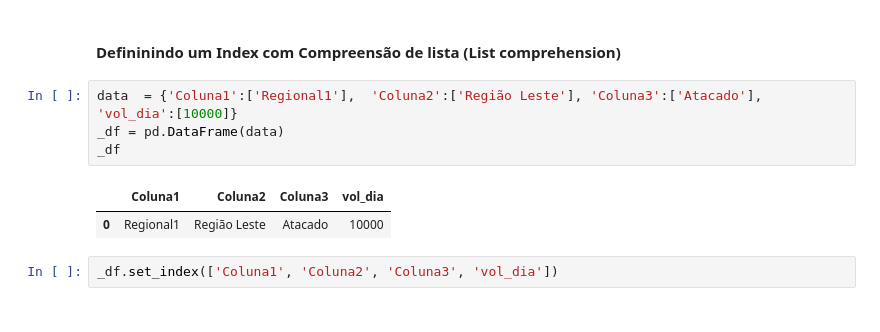
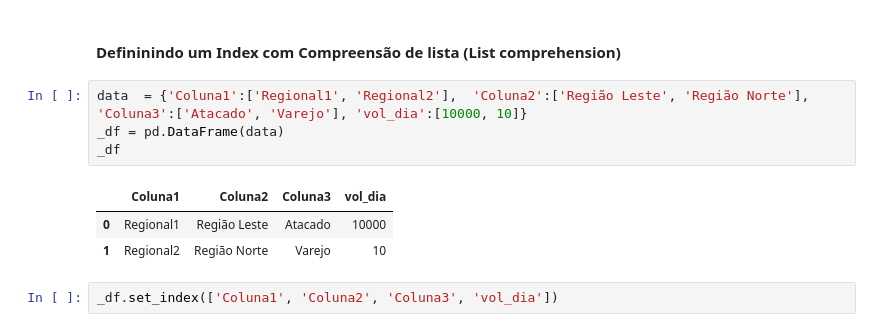
Before and after one commit to alexaugusto23/python_developer, a Jupyter notebook: Planejamento - Lógicas/Scripts e Notebooks/logicas_pyplan.ipynb, the cells around one changed output. Saved outputs shown, nothing was run; the diff lists cells and outputs as text.

```diff
--- a/Planejamento - Lógicas/Scripts e Notebooks/logicas_pyplan.ipynb
+++ b/Planejamento - Lógicas/Scripts e Notebooks/logicas_pyplan.ipynb
@@ -20,12 +20,13 @@ str(valor_percentual) + ' %'
 # %% [markdown]
 #### Defininindo um Index com Compreensão de lista (List comprehension)
 # %%
-data  = {'Coluna1':['Regional1'],  'Coluna2':['Região Leste'], 'Coluna3':['Atacado'], 'vol_dia':[10000]}
+data  = {'Coluna1':['Regional1', 'Regional2'],  'Coluna2':['Região Leste', 'Região Norte'], 'Coluna3':['Atacado', 'Varejo'], 'vol_dia':[10000, 10]}
 _df = pd.DataFrame(data)
 _df
 # %% [output]
 |  | Coluna1 | Coluna2 | Coluna3 | vol_dia |
 | 0 | Regional1 | Região Leste | Atacado | 10000 |
+| 1 | Regional2 | Região Norte | Varejo | 10 |
 # %%
 _df.set_index(['Coluna1', 'Coluna2', 'Coluna3', 'vol_dia'])
 # %% [output]
```
